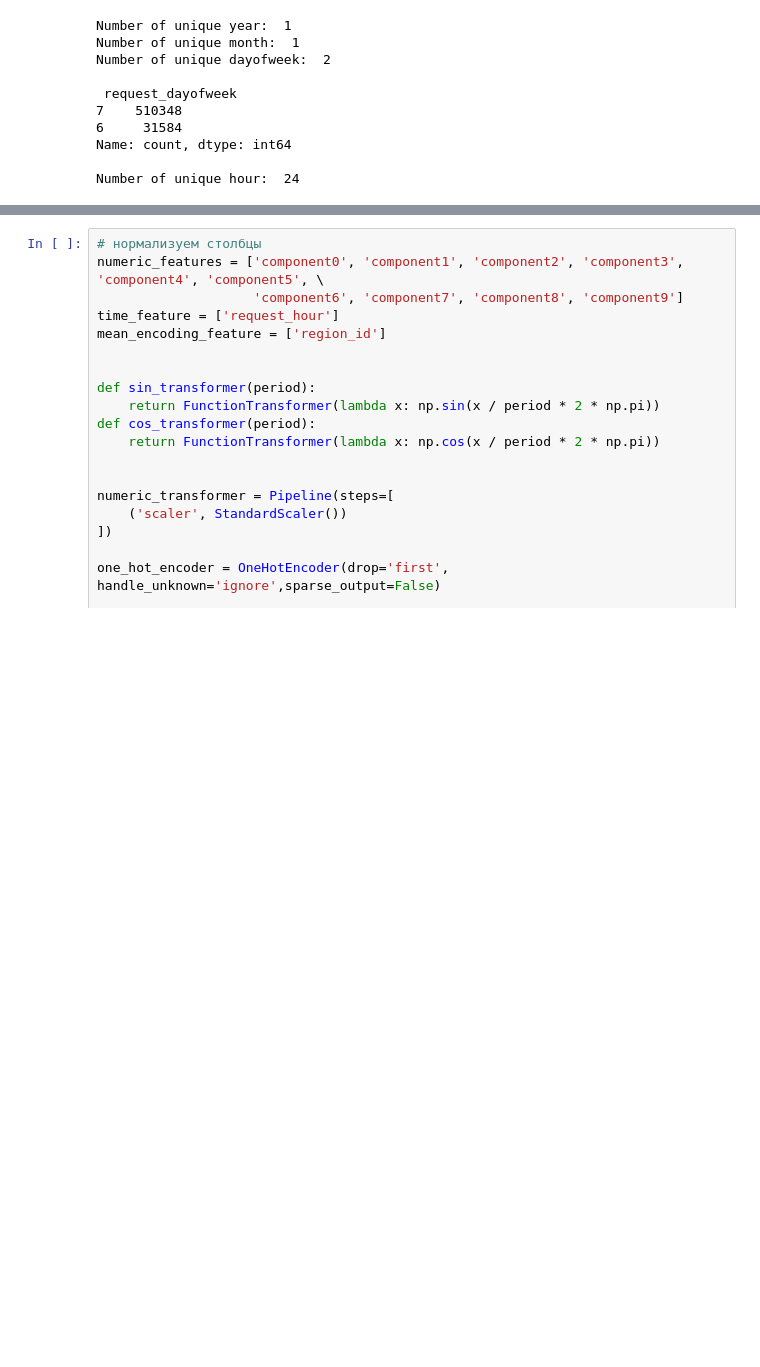
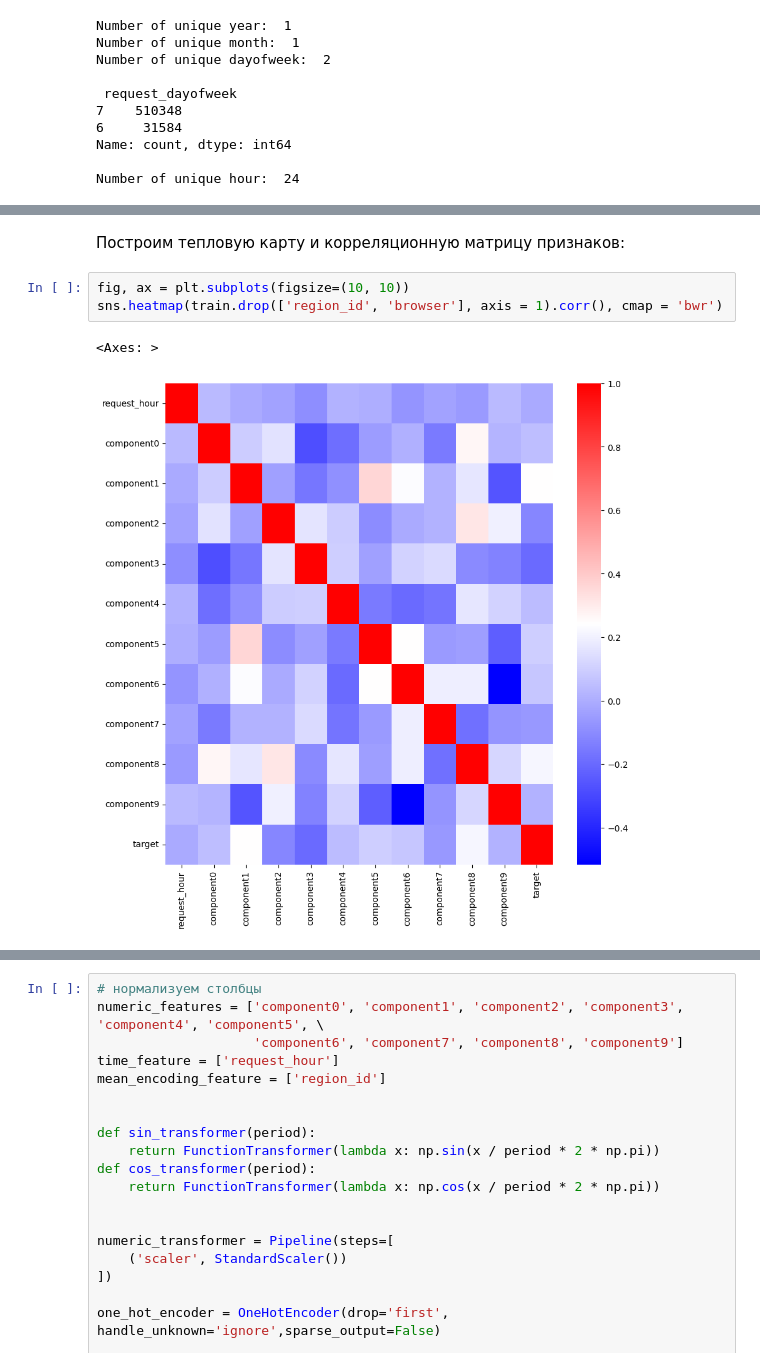
Before and after one commit to Verkonia/Hackathon_vk, a Jupyter notebook: data_processing.ipynb, the cells around one changed output, grey strips where cells are left out. Drawn from its saved outputs; the diff is of its cells as text; blank space fills up the shorter version.

```diff
--- a/data_processing.ipynb
+++ b/data_processing.ipynb
@@ -212,0 +242,8 @@ Number of unique hour:  24
+# %% [markdown]
+Построим тепловую карту и корреляционную матрицу признаков:
+# %%
+fig, ax = plt.subplots(figsize=(10, 10))
+sns.heatmap(train.drop(['region_id', 'browser'], axis = 1).corr(), cmap = 'bwr')
+# %% [output]
+<Axes: >
+[figure, added]
```
Also changed, not shown: parts of 13 cells of this notebook.
